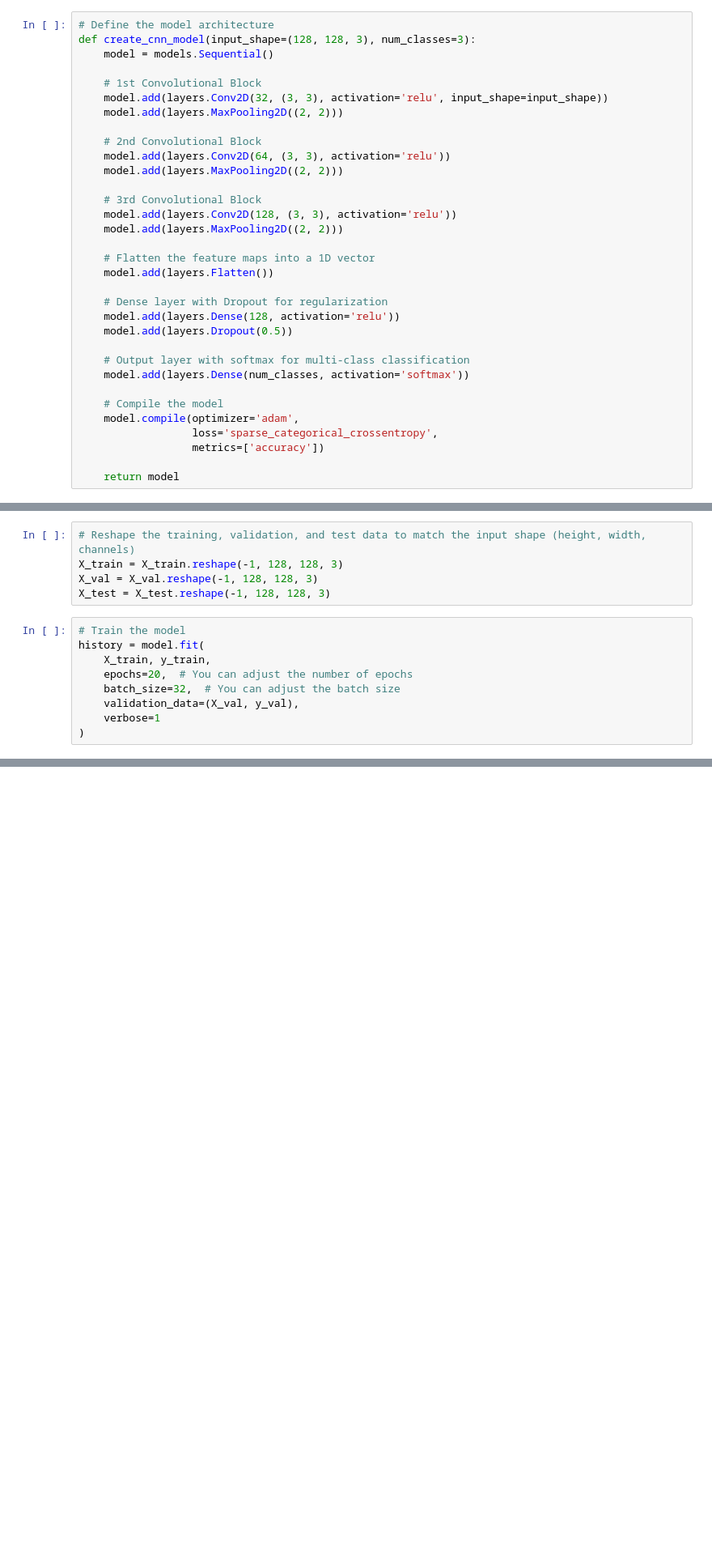
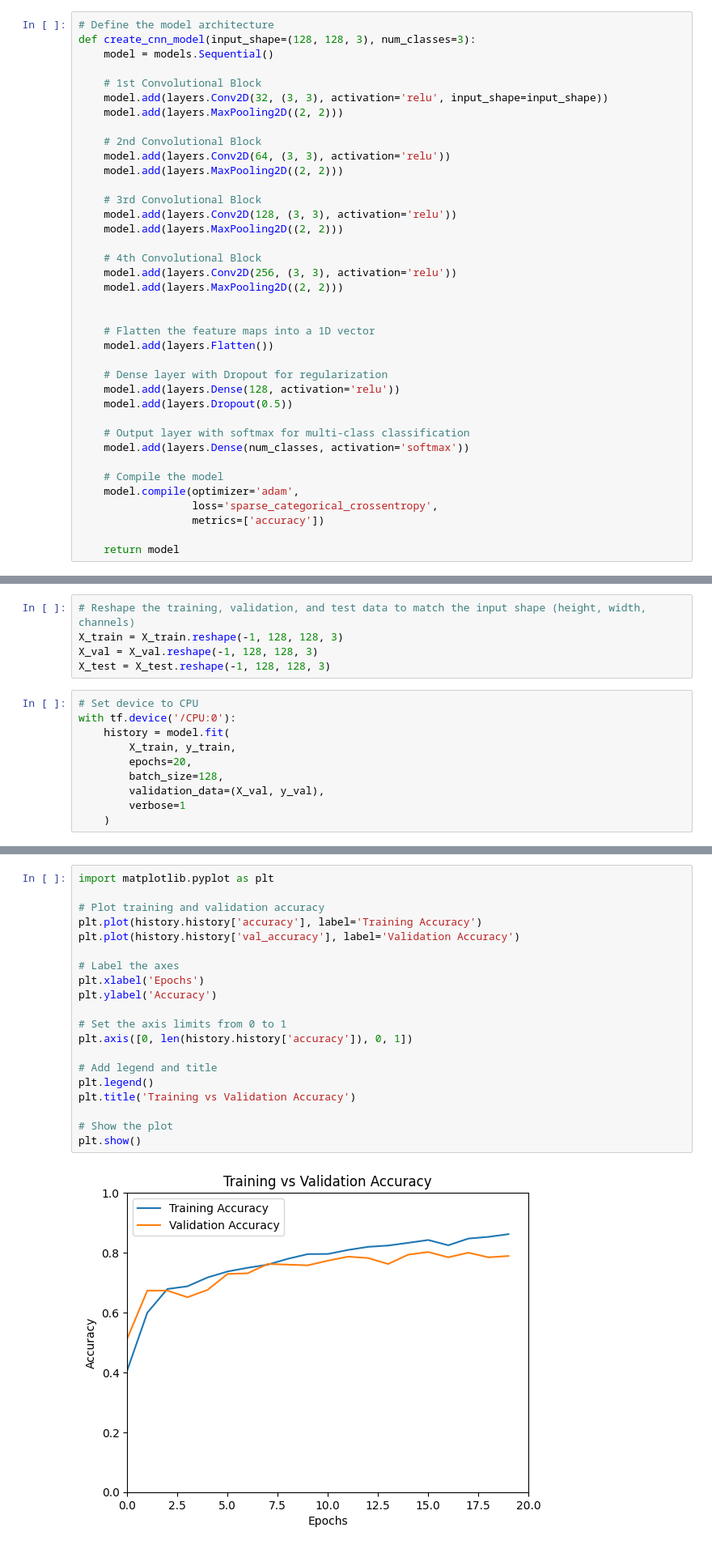
Before and after one commit to TartineLibre/NN-DL-final, a Jupyter notebook: final.ipynb, the cells around one changed output, grey strips where cells are left out. Shown: that part at 81% size. Drawn from its saved outputs; the diff is of its cells as text; blank space fills up the shorter version.

```diff
--- a/final.ipynb
+++ b/final.ipynb
@@ -87,6 +87,11 @@ def create_cnn_model(input_shape=(128, 128, 3), num_classes=3):
     model.add(layers.Conv2D(128, (3, 3), activation='relu'))
     model.add(layers.MaxPooling2D((2, 2)))
 
+    # 4th Convolutional Block
+    model.add(layers.Conv2D(256, (3, 3), activation='relu'))
+    model.add(layers.MaxPooling2D((2, 2)))
+
+
     # Flatten the feature maps into a 1D vector
     model.add(layers.Flatten())
 
@@ -137,13 +142,14 @@ X_train = X_train.reshape(-1, 128, 128, 3)
 X_val = X_val.reshape(-1, 128, 128, 3)
 X_test = X_test.reshape(-1, 128, 128, 3)
 # %%
-# Train the model
-history = model.fit(
-    X_train, y_train,
-    epochs=20,  # You can adjust the number of epochs
-    batch_size=32,  # You can adjust the batch size
-    validation_data=(X_val, y_val),
-    verbose=1
-)
+# Set device to CPU
+with tf.device('/CPU:0'):
+    history = model.fit(
+        X_train, y_train,
+        epochs=20,
+        batch_size=128,
+        validation_data=(X_val, y_val),
+        verbose=1
+    )
 # %% [output]
 Epoch 1/20
@@ -155,3 +172,25 @@ Detected at node StatefulPartitionedCall/gradient_tape/sequential_1/max_pooling2
+# %%
+import matplotlib.pyplot as plt
+
+# Plot training and validation accuracy
+plt.plot(history.history['accuracy'], label='Training Accuracy')
+plt.plot(history.history['val_accuracy'], label='Validation Accuracy')
+
+# Label the axes
+plt.xlabel('Epochs')
+plt.ylabel('Accuracy')
+
+# Set the axis limits from 0 to 1
+plt.axis([0, len(history.history['accuracy']), 0, 1])
+
+# Add legend and title
+plt.legend()
+plt.title('Training vs Validation Accuracy')
+
+# Show the plot
+plt.show()
+# %% [output]
+[figure, added]
 # %%
 # Save the trained model for later use
 model.save('sperm_classification_model.h5')
```
Also changed, not shown: parts of 9 cells of this notebook, 1 other file.
